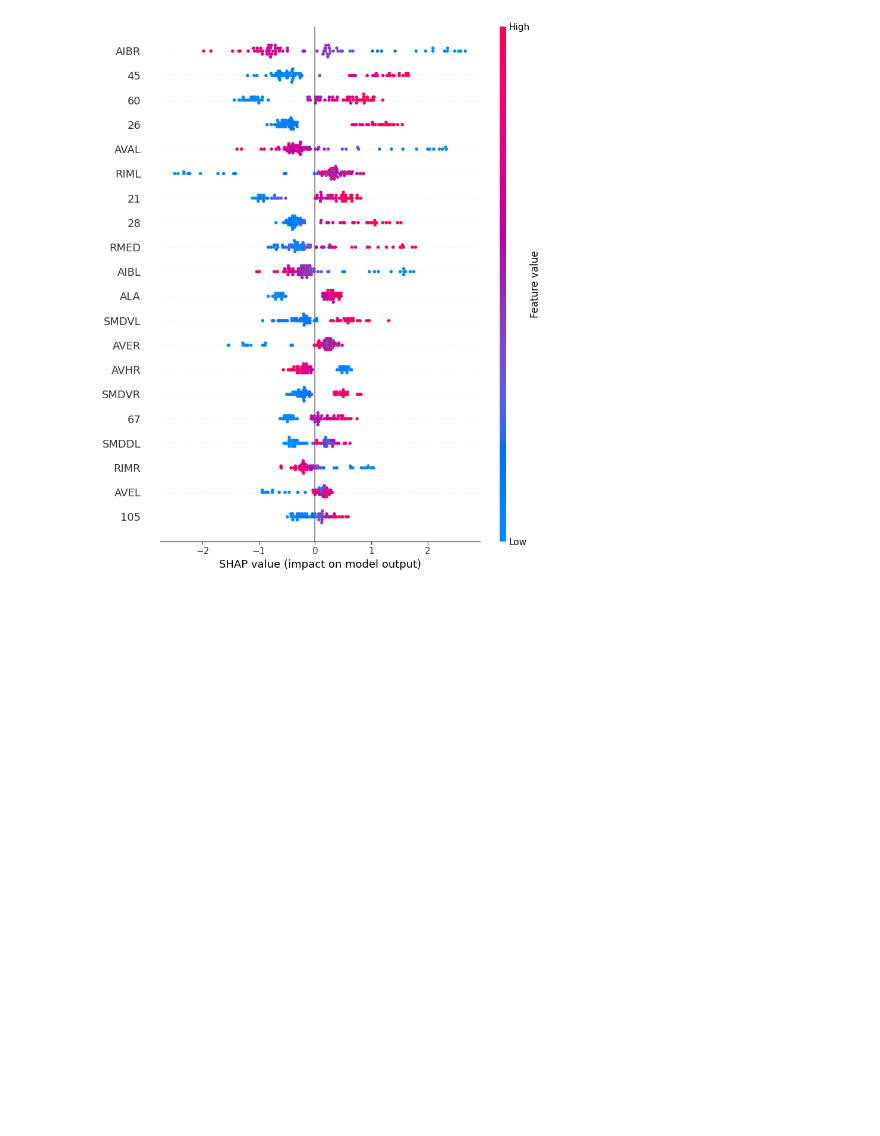
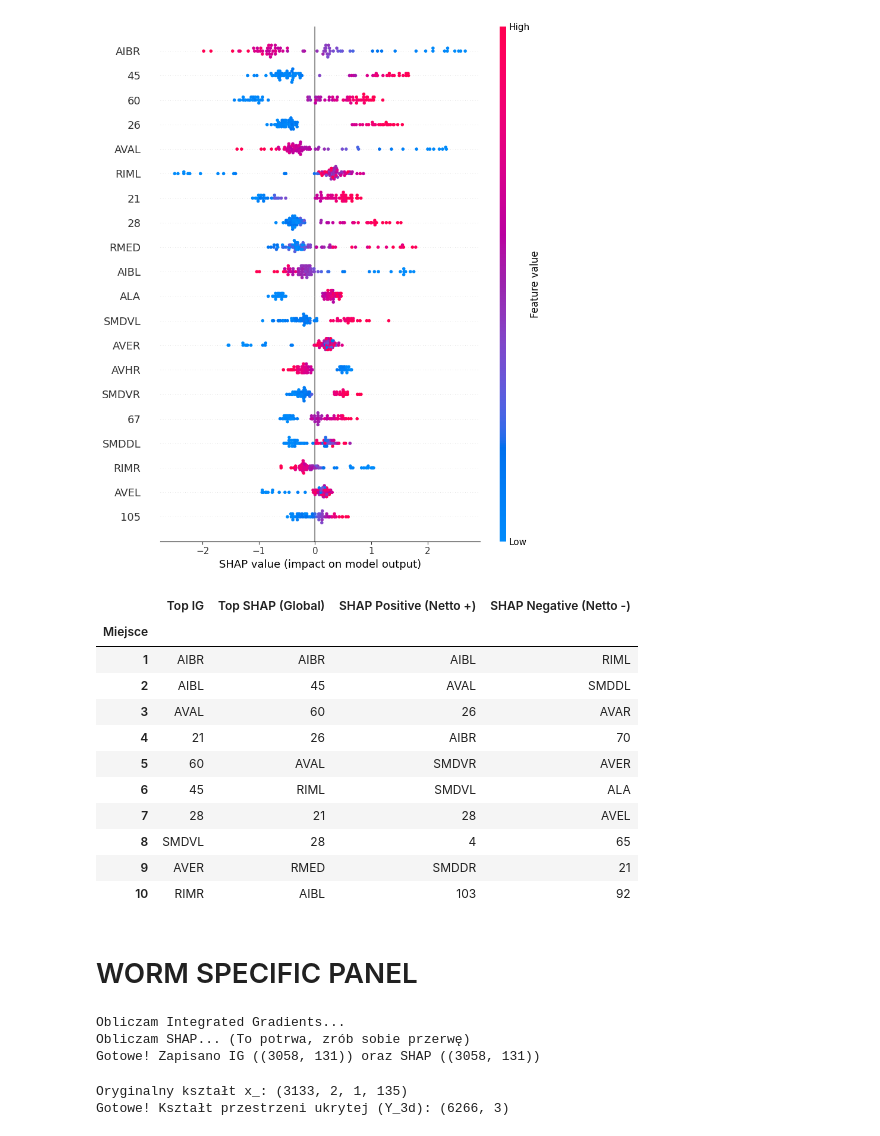
Before and after one commit to OlgaSieradzan/Bundle-Net-Project, a Jupyter notebook: code/Test.ipynb, the cells around one changed output. Cells and saved outputs as stored; diff of their text form; code cells hidden in the pictures; blank space fills up the shorter version.

```diff
--- a/code/Test.ipynb
+++ b/code/Test.ipynb
@@ -26,7 +31,7 @@ The autoreload extension is already loaded. To reload it, use:
 # %% [markdown]
 # Preparing data
 # %%
-worm_num = 2
+worm_num = 1
 algorithm = 'BunDLe-Net'
 data_path = "C:/Users/olgas/OneDrive/Documents/GitHub/Bundle-Net-Project/dataset/c_elegans/NoStim_Data.mat"
 data = Database(data_path=data_path, dataset_no=worm_num)
@@ -85,6 +90,22 @@ plot_global_importance(attributions_shap = shap_attr, attributions_ig = ig_attr,
 plot_shap_beeswarm(shap_attr, x_tensor_2, data.neuron_names)
 # %% [output]
 [figure]
+# %%
+df_comparison = generate_comparison_table(shap_attr, ig_attr, data.neuron_names)
+display(df_comparison)
+# %% [output]
+|  | Top IG | Top SHAP (Global) | SHAP Positive (Netto +) | SHAP Negative (Netto -) |
+| Miejsce |  |  |  |  |
+| 1 | AIBR | AIBR | AIBL | RIML |
+| 2 | AIBL | 45 | AVAL | SMDDL |
+| 3 | AVAL | 60 | 26 | AVAR |
+| 4 | 21 | 26 | AIBR | 70 |
+| 5 | 60 | AVAL | SMDVR | AVER |
+| 6 | 45 | RIML | SMDVL | ALA |
+| 7 | 28 | 21 | 28 | AVEL |
+| 8 | SMDVL | 28 | 4 | 65 |
+| 9 | AVER | RMED | SMDDR | 21 |
+| 10 | RIMR | AIBL | 103 | 92 |
 # %%
 ig_matrix_2d = ig_attr.squeeze()
 
@@ -96,3 +117,49 @@ plot_full_temporal_dashboard(
     neuron_names=data.neuron_names,
     top_n=10
 )
+# %% [markdown]
+# WORM SPECIFIC PANEL
+# %%
+ig_all, shap_all = generate_and_save_full_matrices(model, x_, b)
+# %% [output]
+Obliczam Integrated Gradients...
+Obliczam SHAP... (To potrwa, zrób sobie przerwę)
+Gotowe! Zapisano IG ((3058, 131)) oraz SHAP ((3058, 131))
+# %%
+# 1. Automatyczna detekcja i naprawa wymiarów
+print(f"Oryginalny kształt x_: {x_.shape}")
+num_neurons = len(data.neuron_names) # Dynamiczne pobranie liczby neuronów (np. 131)
+
+# Jeśli dane mają 3 wymiary (Klatki, Okno, Neurony), wycinamy tylko pierwszy czas 't'
+if len(x_.shape) == 3:
+    x_flat = x_[:, 0, :]
+else:
+    x_flat = x_
+
+# Jeśli model dostał sklejone klatki (np. 262 kolumny zamiast 131), ucinamy nadmiar
+if x_flat.shape[1] > num_neurons:
+    x_flat = x_flat[:, :num_neurons]
+
+# Twarde wymuszenie ostatecznego kształtu
+x_flat = x_flat.reshape(-1, num_neurons)
+
+# 2. Przeniesienie na urządzenie i tensor
+x_tensor_all = torch.tensor(x_flat, dtype=torch.float32)
+device = next(model.parameters()).device
+x_tensor_all = x_tensor_all.to(device)
+
+# 3. Wyciągnięcie przestrzeni ukrytej bez liczenia gradientów
+with torch.no_grad():
+    try:
+        Y_3d = model.tau(x_tensor_all).cpu().numpy()
+    except AttributeError:
+        Y_3d, _ = model(x_tensor_all)
+        Y_3d = Y_3d.cpu().numpy()
+
+print(f"Gotowe! Kształt przestrzeni ukrytej (Y_3d): {Y_3d.shape}")
+
+# 4. Wyrównanie etykiet do wykresu
+b_aligned = b[:len(Y_3d)]
+# %% [output]
+Oryginalny kształt x_: (3133, 2, 1, 135)
+Gotowe! Kształt przestrzeni ukrytej (Y_3d): (6266, 3)
```
Also changed, not shown: parts of 8 cells of this notebook, 5 other files.
